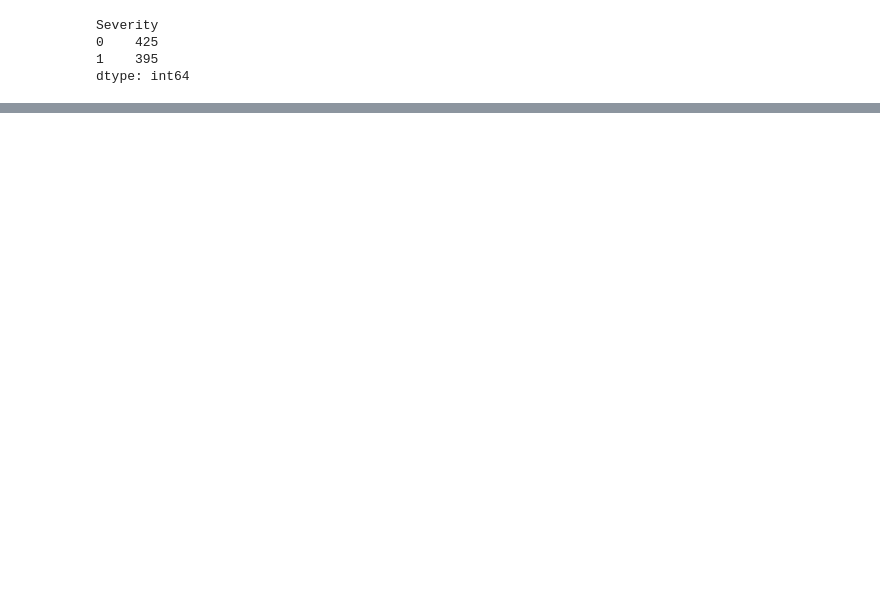
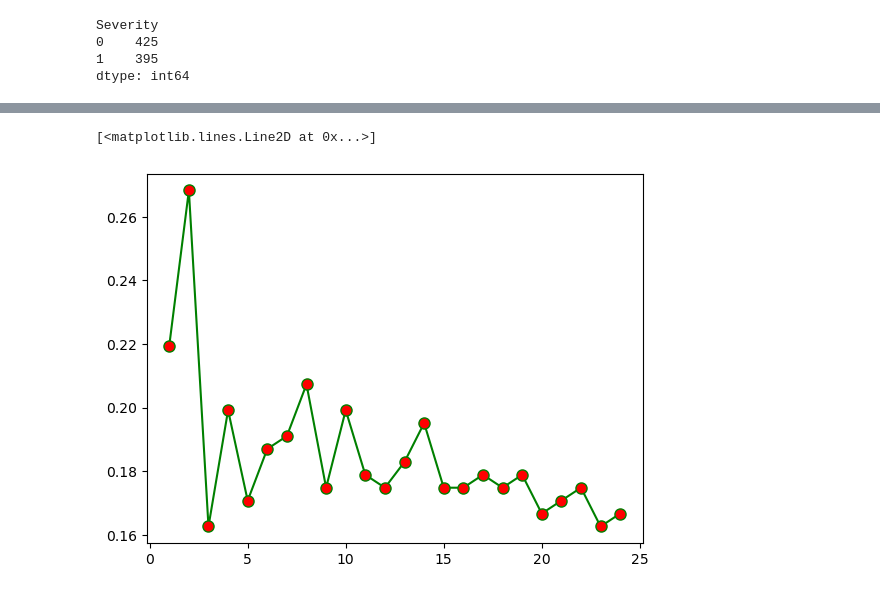
Before and after one commit to JesusG753/tp3-2025-1, a Jupyter notebook: ProyectosML/Cancer de Mama/Cancer de mama y KNN.ipynb, the cells around one changed output, grey strips where cells are left out. Drawn from its saved outputs; the diff is of its cells as text; code cells hidden in the pictures; blank space fills up the shorter version.

```diff
--- a/ProyectosML/Cancer de Mama/Cancer de mama y KNN.ipynb
+++ b/ProyectosML/Cancer de Mama/Cancer de mama y KNN.ipynb
@@ -63,0 +92,14 @@ weighted avg       0.82      0.81      0.81       246
+# %%
+# BUSCAR TASA DE ERROR PARA ENCONTRAR EL K ÓPTIMO
+tasa_error = []
+for i in range(1,25):
+    knn_mm = KNeighborsClassifier(n_neighbors=i)
+    knn_mm.fit(x_train,y_train)
+    prediccion_i = knn_mm.predict(x_test)
+    tasa_error.append(np.mean(prediccion_i != y_test))
+
+valores = range(1,25)
+plt.plot(valores, tasa_error, color='green', marker='o', markerfacecolor = 'red', markersize='8')
+# %% [output]
+[<matplotlib.lines.Line2D at 0x...>]
+[figure, added]
```
Also changed, not shown: parts of 7 cells of this notebook, 2 other files.
